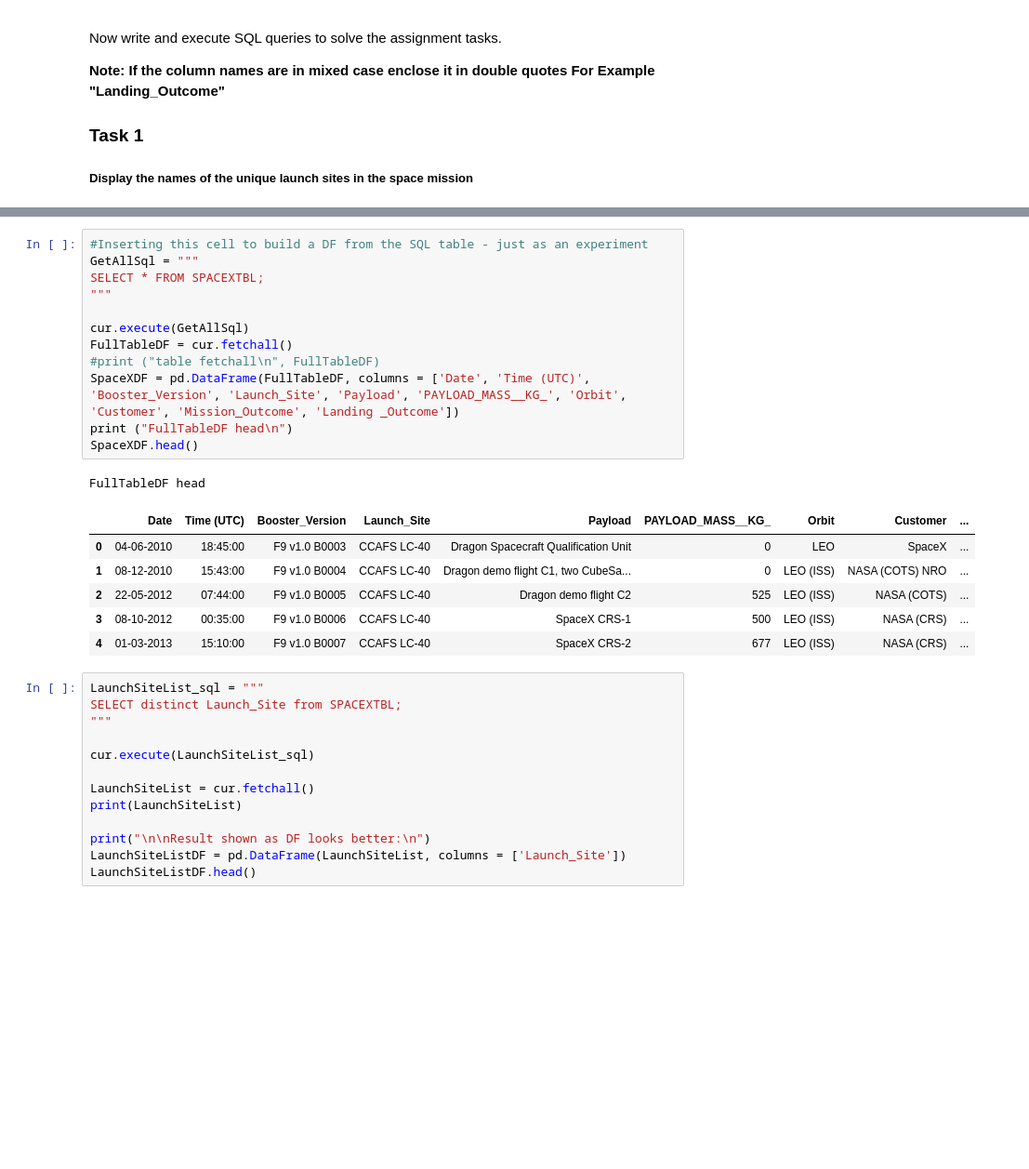
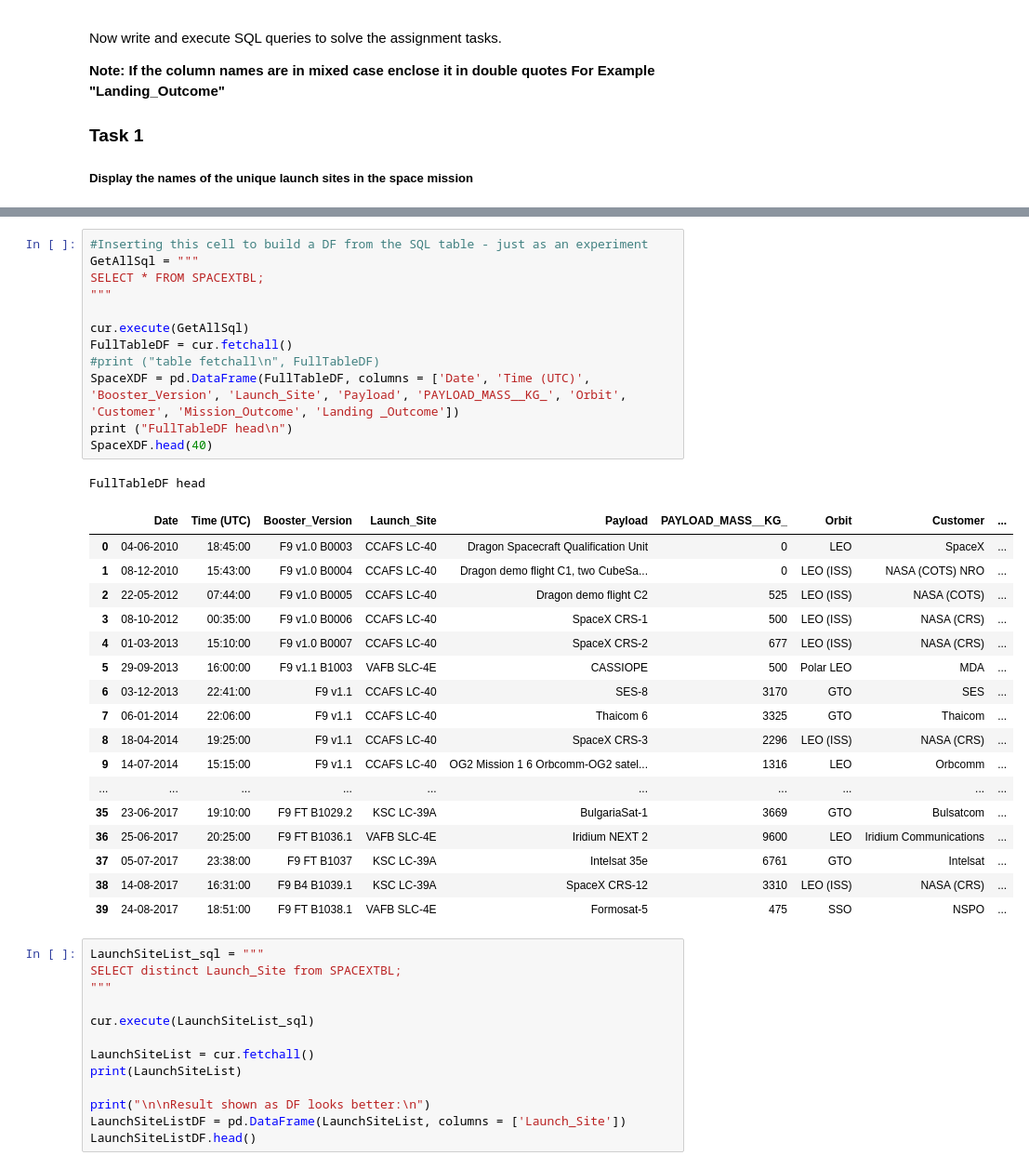
Before and after one commit to icgibbs/DataScienceCapstone, a Jupyter notebook: jupyter-labs-eda-sql-coursera_sqllite.ipynb, the cells around one changed output, grey strips where cells are left out. Shown at 93% size. Drawn from its saved outputs; the diff is of its cells as text; blank space fills up the shorter version.

```diff
--- a/jupyter-labs-eda-sql-coursera_sqllite.ipynb
+++ b/jupyter-labs-eda-sql-coursera_sqllite.ipynb
@@ -142,23 +134,34 @@ print (cur.rowcount, "records affected")
 # %%
 #Inserting this cell to build a DF from the SQL table - just as an experiment
 GetAllSql = """
 SELECT * FROM SPACEXTBL;
 """
 
 cur.execute(GetAllSql)
 FullTableDF = cur.fetchall()
 #print ("table fetchall\n", FullTableDF)
 SpaceXDF = pd.DataFrame(FullTableDF, columns = ['Date', 'Time (UTC)', 'Booster_Version', 'Launch_Site', 'Payload', 'PAYLOAD_MASS__KG_', 'Orbit', 'Customer', 'Mission_Outcome', 'Landing _Outcome'])
 print ("FullTableDF head\n")
-SpaceXDF.head()
+SpaceXDF.head(40)
 # %% [output]
 FullTableDF head
 |  | Date | Time (UTC) | Booster_Version | Launch_Site | Payload | PAYLOAD_MASS__KG_ | Orbit | Customer | ... |
 | 0 | 04-06-2010 | 18:45:00 | F9 v1.0 B0003 | CCAFS LC-40 | Dragon Spacecraft Qualification Unit | 0 | LEO | SpaceX | ... |
 | 1 | 08-12-2010 | 15:43:00 | F9 v1.0 B0004 | CCAFS LC-40 | Dragon demo flight C1, two CubeSa... | 0 | LEO (ISS) | NASA (COTS) NRO | ... |
 | 2 | 22-05-2012 | 07:44:00 | F9 v1.0 B0005 | CCAFS LC-40 | Dragon demo flight C2 | 525 | LEO (ISS) | NASA (COTS) | ... |
 | 3 | 08-10-2012 | 00:35:00 | F9 v1.0 B0006 | CCAFS LC-40 | SpaceX CRS-1 | 500 | LEO (ISS) | NASA (CRS) | ... |
 | 4 | 01-03-2013 | 15:10:00 | F9 v1.0 B0007 | CCAFS LC-40 | SpaceX CRS-2 | 677 | LEO (ISS) | NASA (CRS) | ... |
+| 5 | 29-09-2013 | 16:00:00 | F9 v1.1 B1003 | VAFB SLC-4E | CASSIOPE | 500 | Polar LEO | MDA | ... |
+| 6 | 03-12-2013 | 22:41:00 | F9 v1.1 | CCAFS LC-40 | SES-8 | 3170 | GTO | SES | ... |
+| 7 | 06-01-2014 | 22:06:00 | F9 v1.1 | CCAFS LC-40 | Thaicom 6 | 3325 | GTO | Thaicom | ... |
+| 8 | 18-04-2014 | 19:25:00 | F9 v1.1 | CCAFS LC-40 | SpaceX CRS-3 | 2296 | LEO (ISS) | NASA (CRS) | ... |
+| 9 | 14-07-2014 | 15:15:00 | F9 v1.1 | CCAFS LC-40 | OG2 Mission 1 6 Orbcomm-OG2 satel... | 1316 | LEO | Orbcomm | ... |
+| ... | ... | ... | ... | ... | ... | ... | ... | ... | ... |
+| 35 | 23-06-2017 | 19:10:00 | F9 FT B1029.2 | KSC LC-39A | BulgariaSat-1 | 3669 | GTO | Bulsatcom | ... |
+| 36 | 25-06-2017 | 20:25:00 | F9 FT B1036.1 | VAFB SLC-4E | Iridium NEXT 2 | 9600 | LEO | Iridium Communications | ... |
+| 37 | 05-07-2017 | 23:38:00 | F9 FT B1037 | KSC LC-39A | Intelsat 35e | 6761 | GTO | Intelsat | ... |
+| 38 | 14-08-2017 | 16:31:00 | F9 B4 B1039.1 | KSC LC-39A | SpaceX CRS-12 | 3310 | LEO (ISS) | NASA (CRS) | ... |
+| 39 | 24-08-2017 | 18:51:00 | F9 FT B1038.1 | VAFB SLC-4E | Formosat-5 | 475 | SSO | NSPO | ... |
 # %%
 LaunchSiteList_sql = """
 SELECT distinct Launch_Site from SPACEXTBL;
```
Also changed, not shown: parts of 5 cells of this notebook.
